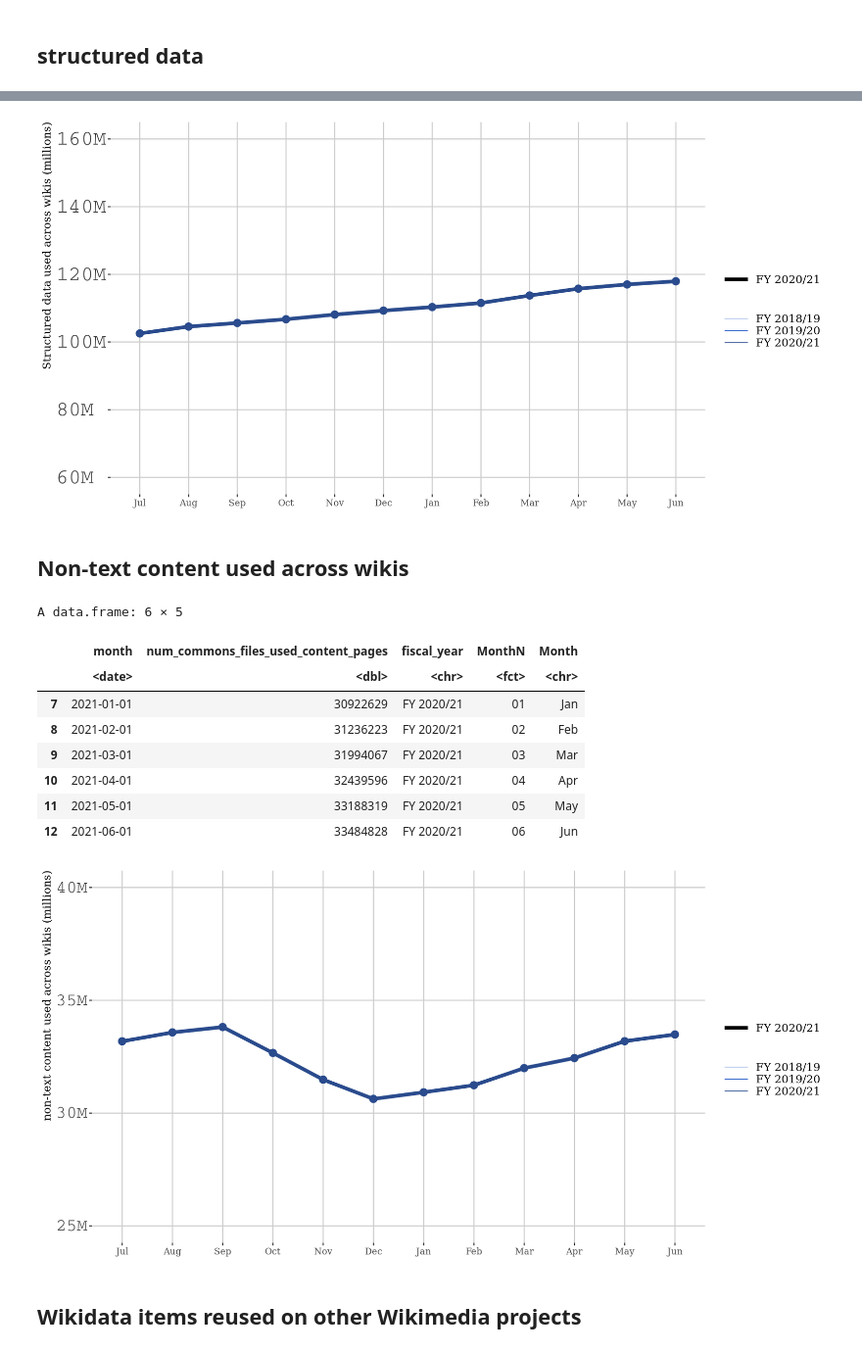
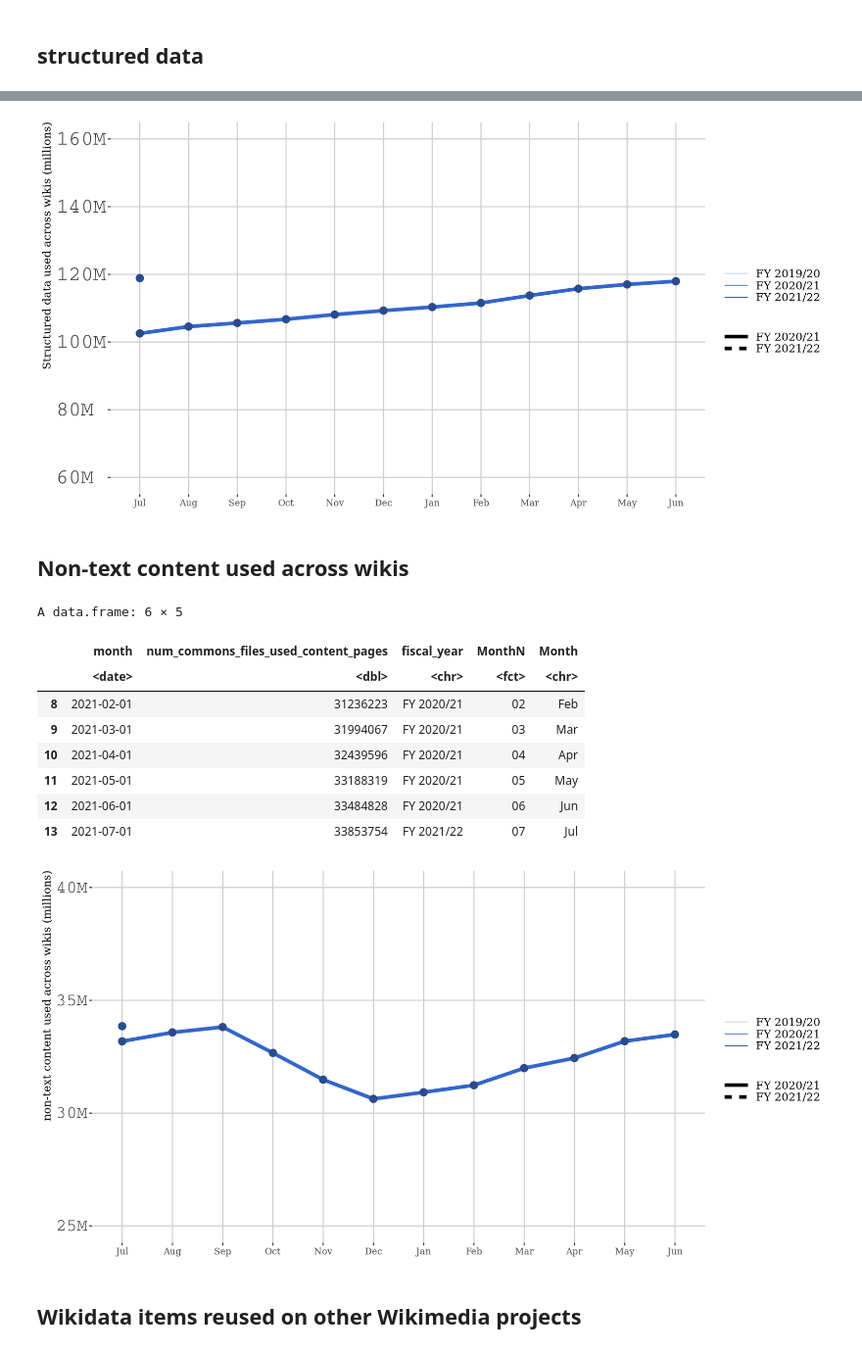
Before and after one commit to wikimedia-research/Platform-metrics, a Jupyter notebook: 03-visualizations.ipynb, the cells around one changed output, grey strips where cells are left out. Shown at 98% size. Drawn from its saved outputs; the diff is of its cells as text; code cells hidden in the pictures.

```diff
--- a/03-visualizations.ipynb
+++ b/03-visualizations.ipynb
@@ -51,7 +51,7 @@ p<- sd_fy %>%
     geom_point(aes(x = MonthN, y = structured_data_used),size = 5,color ="#2a4b8d") +
    # scale_linetype_manual(values=c("twodash", "dashed","solid")) +
     scale_size_manual(values = c(2.5,2.5,2.5)) +
-    scale_color_manual(values = c("FY 2018/19"= "#b1c4eb", "FY 2019/20" = "#3366cc","FY 2020/21" = "#2a4b8d")) +
+    scale_color_manual(values = c("FY 2019/20"= "#b1c4eb", "FY 2020/21" = "#3366cc","FY 2021/22" = "#2a4b8d")) +
     scale_x_discrete("Month",
                       breaks = sd_fy$MonthN,
                      labels = sd_fy$Month) +
@@ -74,13 +74,13 @@ p<- sd_fy %>%
 #ggsave(filename="Pageviews_monthly_yoy2.png", plot = p, path = 'Figures', units = "in", dpi = 192, height = 6, width = 14, limitsize = FALSE)
 p
 # %% [output]
-[figure, old version]
+[figure, new version]
 # %% [markdown]
 ## Non-text content used across wikis
 # %%
 com_fy <- metrics %>%
      select(month,num_commons_files_used_content_pages) %>%
-     mutate(fiscal_year = ifelse(month >= '2018-07-01' & month < '2019-07-01', 'FY 2018/19', ifelse(month <'2018-07-01','FY 2017/18',ifelse(month <'2020-07-01','FY 2019/20','FY 2020/21'))),
+     mutate(fiscal_year = ifelse(month >= '2019-07-01' & month < '2020-07-01', 'FY 2019/20', ifelse(month <'2019-07-01','FY 2018/19',ifelse(month <'2021-07-01','FY 2020/21','FY 2021/22'))),
            MonthN =as.factor(format(as.Date(month),"%m")),
          Month = months(as.Date(month), abbreviate=TRUE))
 
@@ -91,45 +91,45 @@ tail(com_fy)
 A data.frame: 6 × 5
 |  | month | num_commons_files_used_content_pages | fiscal_year | MonthN | Month |
 |  | <date> | <dbl> | <chr> | <fct> | <chr> |
-| 7 | 2021-01-01 | 30922629 | FY 2020/21 | 01 | Jan |
 | 8 | 2021-02-01 | 31236223 | FY 2020/21 | 02 | Feb |
 | 9 | 2021-03-01 | 31994067 | FY 2020/21 | 03 | Mar |
 | 10 | 2021-04-01 | 32439596 | FY 2020/21 | 04 | Apr |
 | 11 | 2021-05-01 | 33188319 | FY 2020/21 | 05 | May |
 | 12 | 2021-06-01 | 33484828 | FY 2020/21 | 06 | Jun |
+| 13 | 2021-07-01 | 33853754 | FY 2021/22 | 07 | Jul |
 # %%
 options(repr.plot.width = 16, repr.plot.height = 8)
 
 p<- com_fy %>%
     ggplot(aes(x = MonthN)) +
     geom_line(aes(x = MonthN, y = num_commons_files_used_content_pages, group=fiscal_year, color = fiscal_year,size=fiscal_year,linetype = fiscal_year))+
     geom_point(aes(x = MonthN, y = num_commons_files_used_content_pages),size = 5,color ="#2a4b8d") +
    # scale_linetype_manual(values=c("twodash", "dashed","solid")) +
     scale_size_manual(values = c(2.5,2.5,2.5)) +
-    scale_color_manual(values = c("FY 2018/19"= "#b1c4eb", "FY 2019/20" = "#3366cc","FY 2020/21" = "#2a4b8d")) +
+    scale_color_manual(values = c("FY 2019/20"= "#b1c4eb", "FY 2020/21" = "#3366cc","FY 2021/22" = "#2a4b8d")) +
     scale_x_discrete("Month",
                       breaks = com_fy$MonthN,
                      labels = com_fy$Month) +
     scale_y_continuous("non-text content used across wikis (millions)",
                        labels = polloi::compress,
                        limits = c(2.5E7,4.0E7)) +
     ggthemes::theme_tufte(base_size = 16,base_family = "serif") +
      theme(axis.text.y=element_text( hjust = 0,size = 25,family="Courier"),
           axis.title.x=element_blank(),
           panel.grid = element_line("gray80"),
           plot.title = element_text(size = 20,hjust = 0,face= "bold"),
           axis.title=element_text(size=16,hjust = 1),
           legend.position = "right",
           panel.grid.minor.y = element_blank(),
           legend.title = element_blank(),
           legend.text =element_text( hjust = 0.5,size = 16),
           legend.key.width=unit(1.5,"cm"))
 
 
 #ggsave(filename="Pageviews_monthly_yoy2.png", plot = p, path = 'Figures', units = "in", dpi = 192, height = 6, width = 14, limitsize = FALSE)
 p
 # %% [output]
-[figure, old version]
+[figure, new version]
 # %% [markdown]
 ## Wikidata items reused on other Wikimedia projects
 # %%
```
Also changed, not shown: parts of 5 cells of this notebook, 1 other file.
